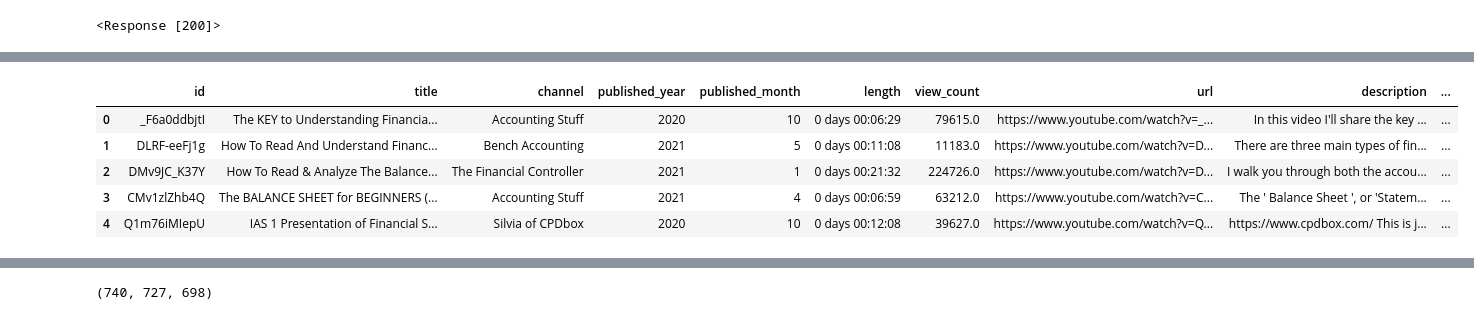
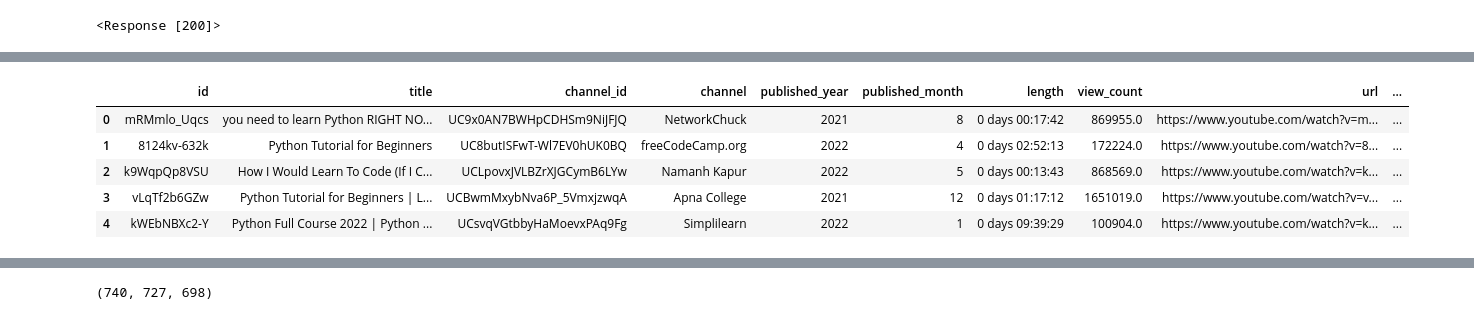
Before and after one commit to archonixm/python-web-scraper, a Jupyter notebook: Youtube Scraper - Non API.ipynb, the cells around one changed output, grey strips where cells are left out. Drawn from its saved outputs; the diff is of its cells as text; code cells hidden in the pictures.

Commit message:
Update youtube scraper to include channel id

```diff
--- a/Youtube Scraper - Non API.ipynb
+++ b/Youtube Scraper - Non API.ipynb
@@ -17,6 +17,7 @@ base_url = 'https://www.youtube.com'
 sp_dict = {'this_year': 'EgQIBRAB', 'this_month': 'EgQIBBAB', 'this_week': 'EgQIAxAB', 'today': 'EgQIAhAB'}
 url = base_url + '/results'
 # %%
+skill = 'Python'
 query = 'learn ' + skill
 params = {'search_query': query.replace(' ', '+'), 'sp': sp_dict['this_year']}
 page = requests.get(url, params=params, headers=random.choice(headers_list))
@@ -32,6 +53,12 @@ res = res['contents']['twoColumnSearchResultsRenderer']['primaryContents']['sect
 def get_text(content, info):
     try:
         return ' '.join(t['text'] for t in content[info]['runs'])
+    except:
+        return None
+
+def get_channel_id(content):
+    try:
+        return content['ownerText']['runs'][0]['navigationEndpoint']['browseEndpoint']['browseId']
     except:
         return None
 
@@ -117,39 +144,40 @@ for contents in res:
         continue
     contents = contents['itemSectionRenderer']['contents']
     for content in contents:
         # Ignore ads
         if 'videoRenderer' not in content:
             continue
         content = content['videoRenderer']
         title = get_text(content, 'title')
         if title is None:
             continue
         description = get_description(content)
         skills, data_skills = get_skills(title, description)
         published_year, published_month = get_published_date(content)
         video_list.append({
             'id': content['videoId'],
             'title': title,
+            'channel_id': get_channel_id(content),
             'channel': get_text(content, 'ownerText'),
             'published_year': published_year,
             'published_month': published_month,
             'length': get_length(content),
             'view_count': get_view_count(content),
             'url': get_url(content),
             'description': description,
             'skills': skills,
             'data_skills': data_skills
         })
 df = pd.DataFrame.from_dict(video_list)
 df['length'] = pd.to_timedelta(df['length'])
 df.head()
 # %% [output]
-|  | id | title | channel | published_year | published_month | length | view_count | url | description | ... |
-| 0 | _F6a0ddbjtI | The KEY to Understanding Financia... | Accounting Stuff | 2020 | 10 | 0 days 00:06:29 | 79615.0 | https://www.youtube.com/watch?v=_... | In this video I'll share the key ... | ... |
-| 1 | DLRF-eeFj1g | How To Read And Understand Financ... | Bench Accounting | 2021 | 5 | 0 days 00:11:08 | 11183.0 | https://www.youtube.com/watch?v=D... | There are three main types of fin... | ... |
-| 2 | DMv9JC_K37Y | How To Read & Analyze The Balance... | The Financial Controller | 2021 | 1 | 0 days 00:21:32 | 224726.0 | https://www.youtube.com/watch?v=D... | I walk you through both the accou... | ... |
-| 3 | CMv1zlZhb4Q | The BALANCE SHEET for BEGINNERS (... | Accounting Stuff | 2021 | 4 | 0 days 00:06:59 | 63212.0 | https://www.youtube.com/watch?v=C... | The ' Balance Sheet ', or 'Statem... | ... |
-| 4 | Q1m76iMIepU | IAS 1 Presentation of Financial S... | Silvia of CPDbox | 2020 | 10 | 0 days 00:12:08 | 39627.0 | https://www.youtube.com/watch?v=Q... | https://www.cpdbox.com/ This is j... | ... |
+|  | id | title | channel_id | channel | published_year | published_month | length | view_count | url | ... |
+| 0 | mRMmlo_Uqcs | you need to learn Python RIGHT NO... | UC9x0AN7BWHpCDHSm9NiJFJQ | NetworkChuck | 2021 | 8 | 0 days 00:17:42 | 869955.0 | https://www.youtube.com/watch?v=m... | ... |
+| 1 | 8124kv-632k | Python Tutorial for Beginners | UC8butISFwT-Wl7EV0hUK0BQ | freeCodeCamp.org | 2022 | 4 | 0 days 02:52:13 | 172224.0 | https://www.youtube.com/watch?v=8... | ... |
+| 2 | k9WqpQp8VSU | How I Would Learn To Code (If I C... | UCLpovxJVLBZrXJGCymB6LYw | Namanh Kapur | 2022 | 5 | 0 days 00:13:43 | 868569.0 | https://www.youtube.com/watch?v=k... | ... |
+| 3 | vLqTf2b6GZw | Python Tutorial for Beginners | L... | UCBwmMxybNva6P_5VmxjzwqA | Apna College | 2021 | 12 | 0 days 01:17:12 | 1651019.0 | https://www.youtube.com/watch?v=v... | ... |
+| 4 | kWEbNBXc2-Y | Python Full Course 2022 | Python ... | UCsvqVGtbbyHaMoevxPAq9Fg | Simplilearn | 2022 | 1 | 0 days 09:39:29 | 100904.0 | https://www.youtube.com/watch?v=k... | ... |
 # %%
 def get_youtube_videos(skill, filter_time=None):
     base_url = 'https://www.youtube.com'
```
Also changed, not shown: parts of 2 cells of this notebook, 8 other files.
